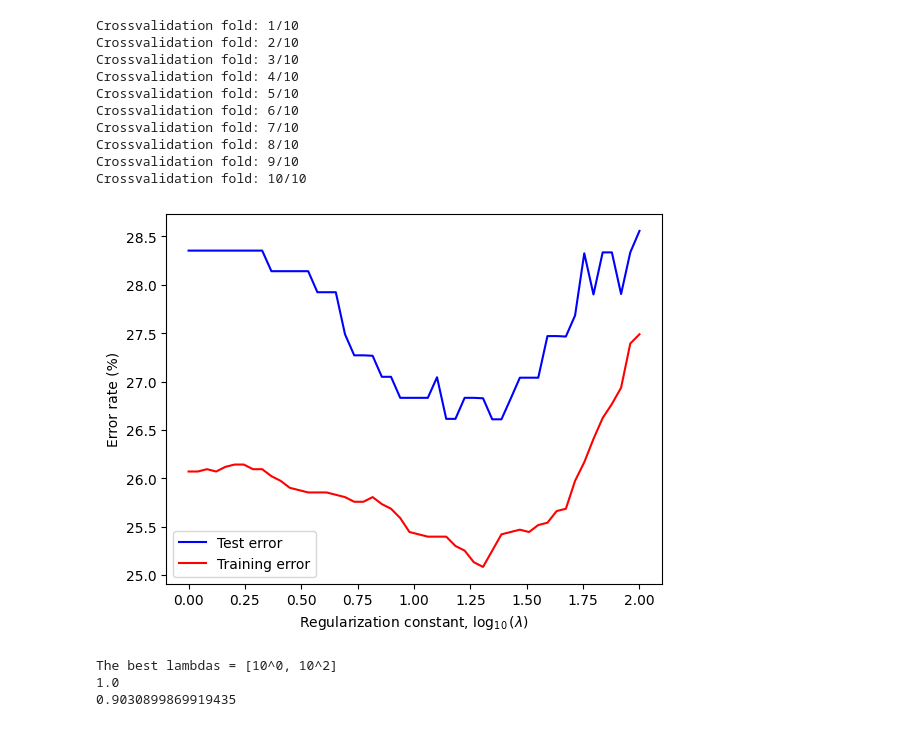
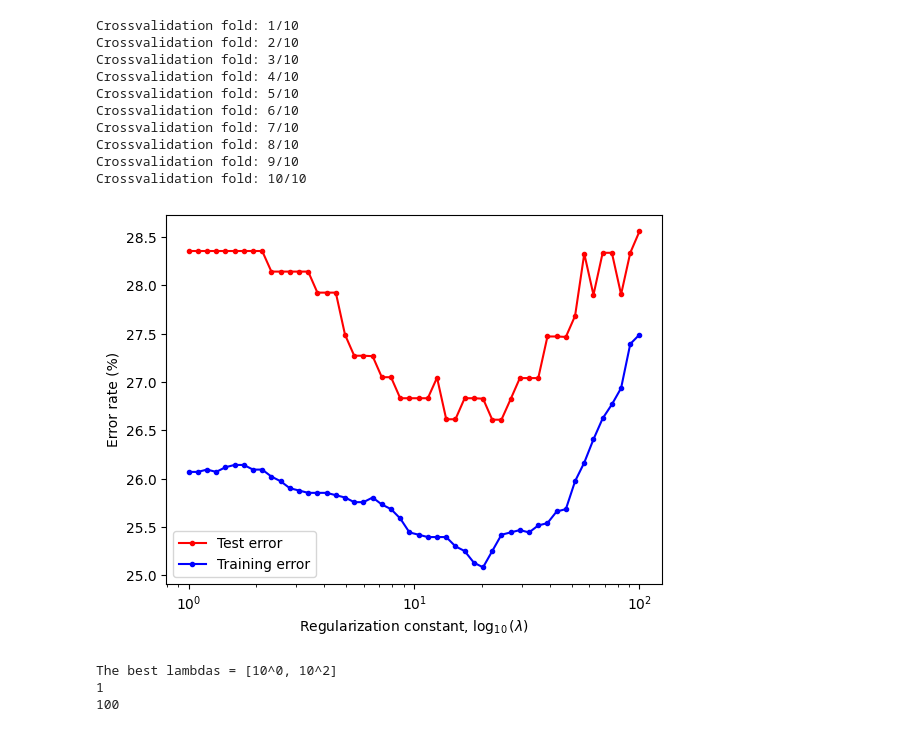
Before and after one commit to KostyalBalint/Intro-to-MI-Project_1, a Jupyter notebook: classification.ipynb, the cells around one changed output. Drawn from its saved outputs; the diff is of its cells as text; code cells hidden in the pictures.

```diff
--- a/classification.ipynb
+++ b/classification.ipynb
@@ -36,7 +36,7 @@ lambda_reg =  np.logspace(0, 2, 50)
 
 # Using K-fold 10 cross validation
 K_fold = 10
-CV = model_selection.KFold(K_fold)
+CV = model_selection.KFold(K_fold, shuffle = False)
 
 train_error = np.zeros((K_fold, len(lambda_reg)))
 test_error = np.zeros((K_fold, len(lambda_reg)))
@@ -67,41 +67,41 @@ for train_index, test_index in CV.split(X, y):
         error_rate_train = 100 * np.sum(y_est_train != y_train)/len(y_train)
 
         w_est = model_logreg.coef_[0]
         coeff_norm = np.sqrt(np.sum(w_est**2))
 
         test_error[i,l] = error_rate_test
         train_error[i,l] = error_rate_train
         coefficient_norm[i,l] = coeff_norm
 
     i += 1
 
 # Plot the classification error rate
 plt.figure()
-plt.plot(np.log10(lambda_reg), np.mean(test_error, axis=0), color='b', label='Test error')
-plt.plot(np.log10(lambda_reg), np.mean(train_error, axis=0), color='r', label='Training error')
+plt.semilogx(lambda_reg, np.mean(test_error, axis=0), 'r.-', label='Test error')
+plt.semilogx(lambda_reg, np.mean(train_error, axis=0), 'b.-', label='Training error')
 plt.legend()
 plt.xlabel('Regularization constant, $\log_{10}(\lambda)$')
 plt.ylabel("Error rate (%)")
 plt.show()
 
 print("The best lambdas = [10^0, 10^2]")
-print(np.log10(10^0))
-print(np.log10(10^2))
+print(10**0)
+print(10**2)
 # %% [output]
 Crossvalidation fold: 1/10
 Crossvalidation fold: 2/10
 Crossvalidation fold: 3/10
 Crossvalidation fold: 4/10
 Crossvalidation fold: 5/10
 Crossvalidation fold: 6/10
 Crossvalidation fold: 7/10
 Crossvalidation fold: 8/10
 Crossvalidation fold: 9/10
 Crossvalidation fold: 10/10
-[figure, old version]
+[figure, new version]
 The best lambdas = [10^0, 10^2]
-1.0
-0.9030899869919435
+1
+100
 # %%
 from sklearn import model_selection
 from sklearn.neighbors import KNeighborsClassifier
```
Also changed, not shown: parts of 4 cells of this notebook.
